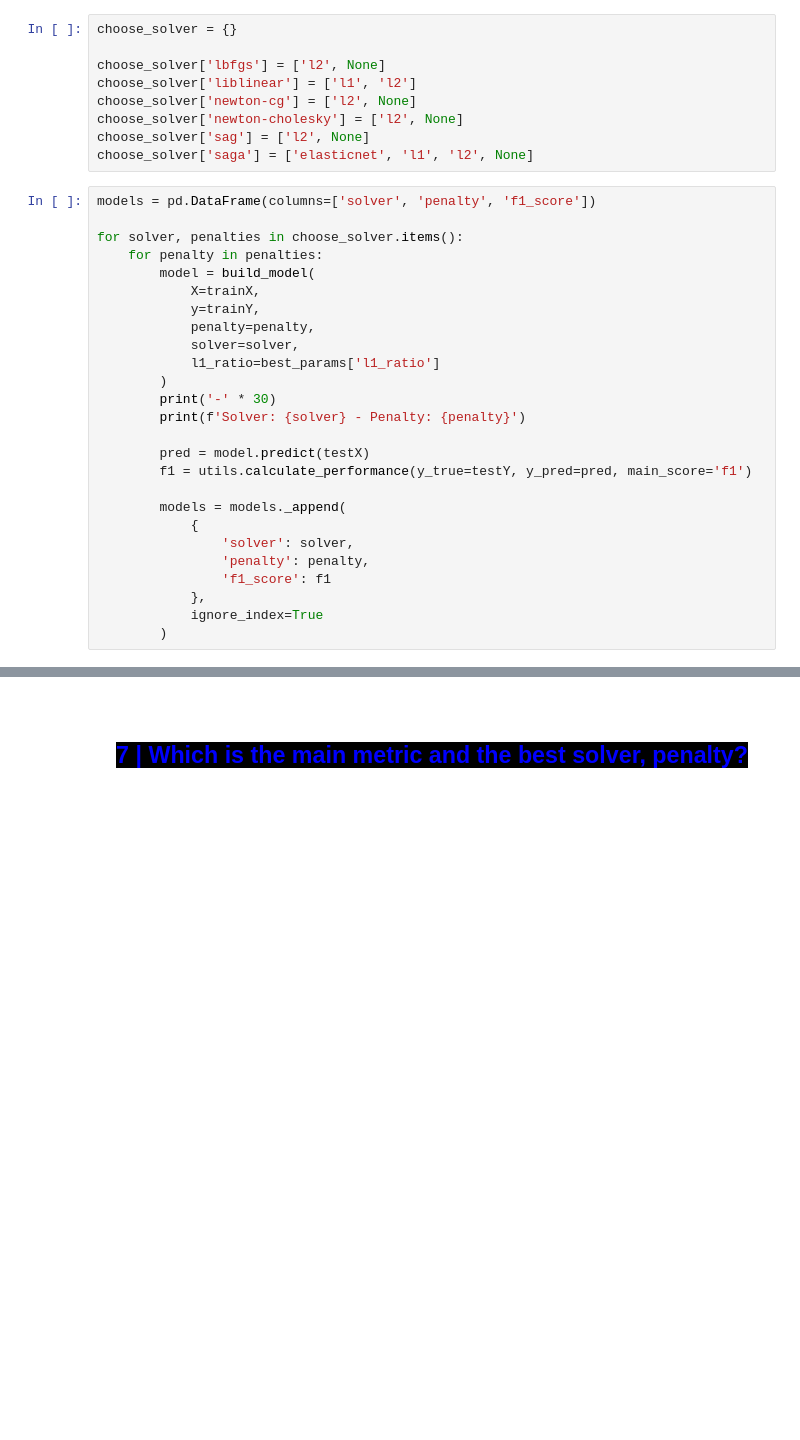
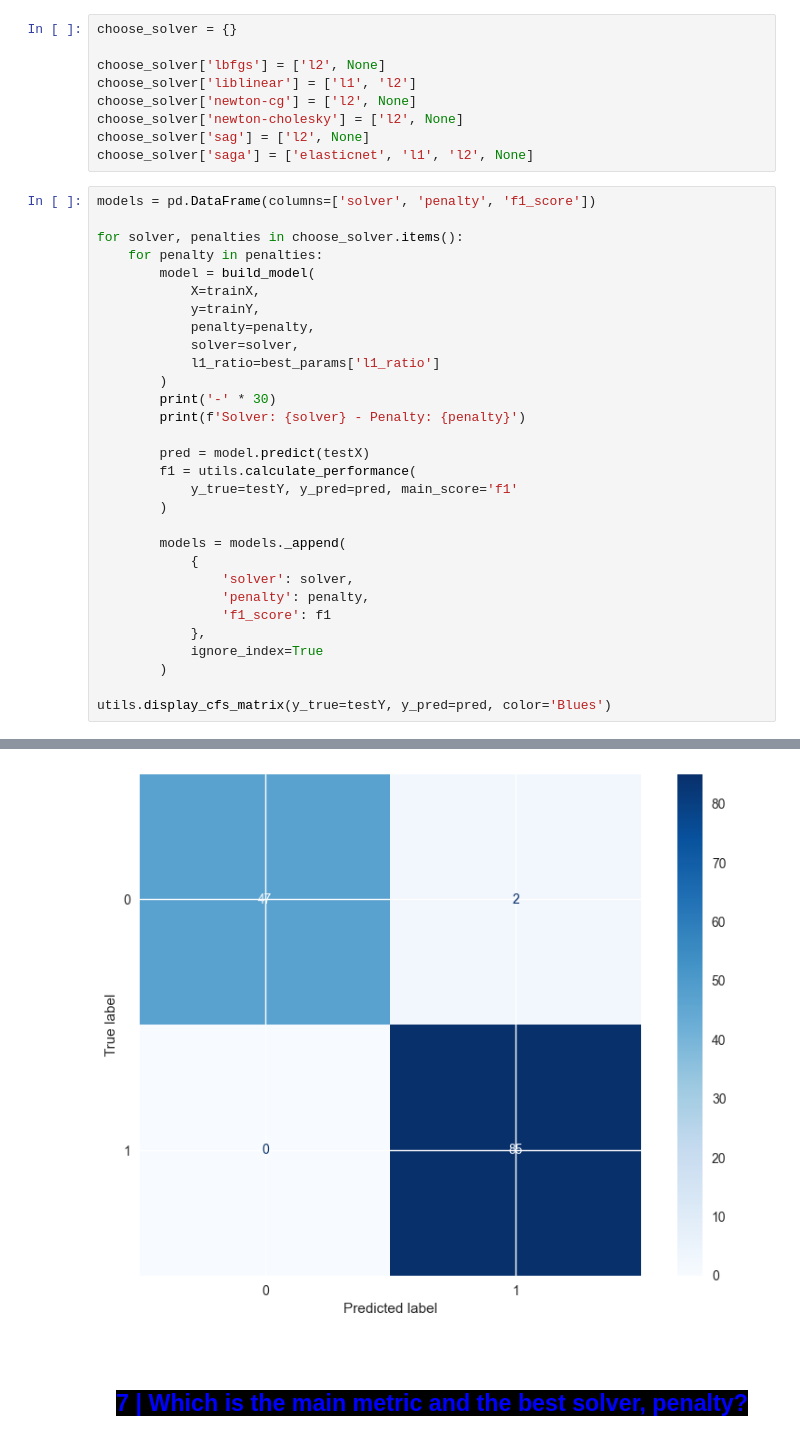
Before and after one commit to ttnghii/Machine-Learning-Basics-Models, a Jupyter notebook: supervised/logistic_regression/detect_heart_disease.ipynb, the cells around one changed output, grey strips where cells are left out. Drawn from its saved outputs; the diff is of its cells as text; blank space fills up the shorter version.

```diff
--- a/supervised/logistic_regression/detect_heart_disease.ipynb
+++ b/supervised/logistic_regression/detect_heart_disease.ipynb
@@ -444,34 +444,39 @@ for solver, penalties in choose_solver.items():
         print(f'Solver: {solver} - Penalty: {penalty}')
 
         pred = model.predict(testX)
-        f1 = utils.calculate_performance(y_true=testY, y_pred=pred, main_score='f1')
+        f1 = utils.calculate_performance(
+            y_true=testY, y_pred=pred, main_score='f1'
+        )
 
         models = models._append(
             {
                 'solver': solver,
                 'penalty': penalty,
                 'f1_score': f1
             },
             ignore_index=True
         )
+
+utils.display_cfs_matrix(y_true=testY, y_pred=pred, color='Blues')
 # %% [output]
 ------------------------------
 Solver: lbfgs - Penalty: l2
 Precision: 0.9770114942528736
 Recall: 1.0
 Accuracy: 0.9850746268656716
 F1: 0.9883720930232558
 Confusion matrix:
 [[47  2]
  [ 0 85]]
 Classification report:
               precision    recall  f1-score   support
 
 ... (249 lines left out)
 
     accuracy                           0.99       134
    macro avg       0.99      0.98      0.98       134
 weighted avg       0.99      0.99      0.99       134
+[figure, added]
 # %% [markdown]
 <br>
 
```
Also changed, not shown: 1 other file.
